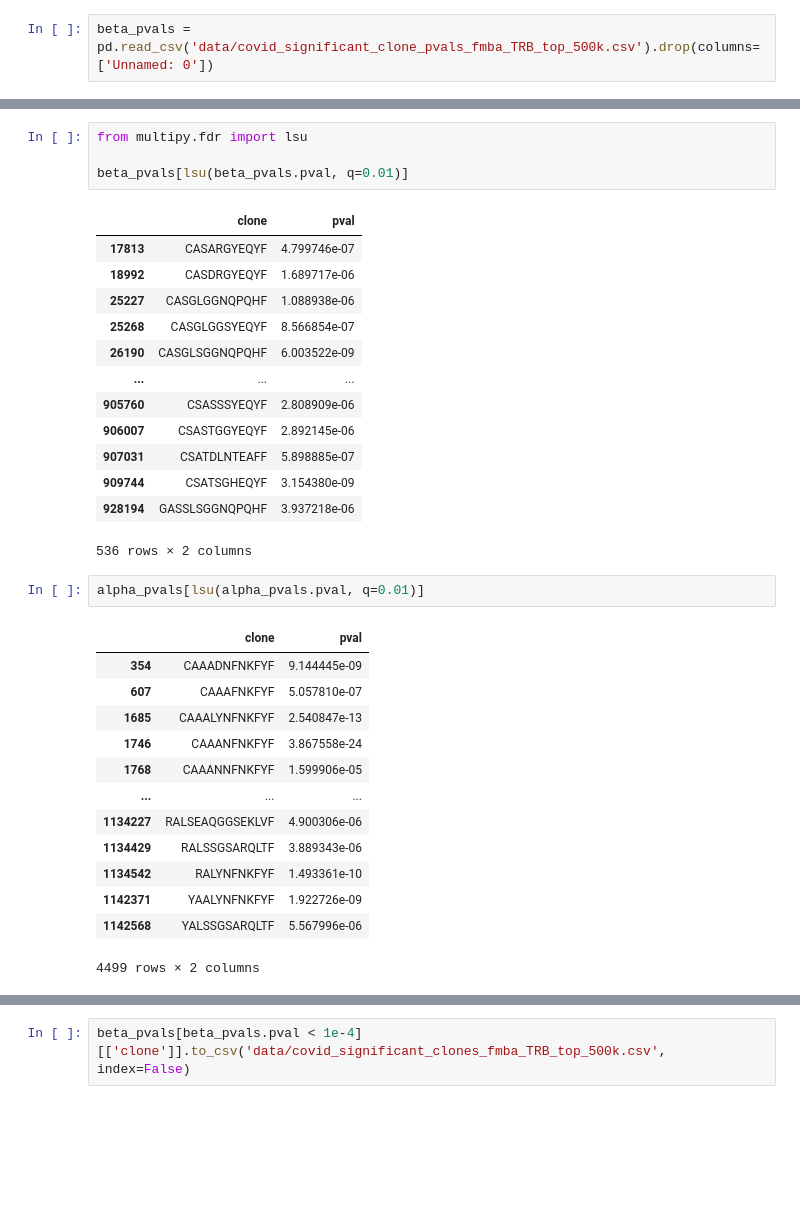
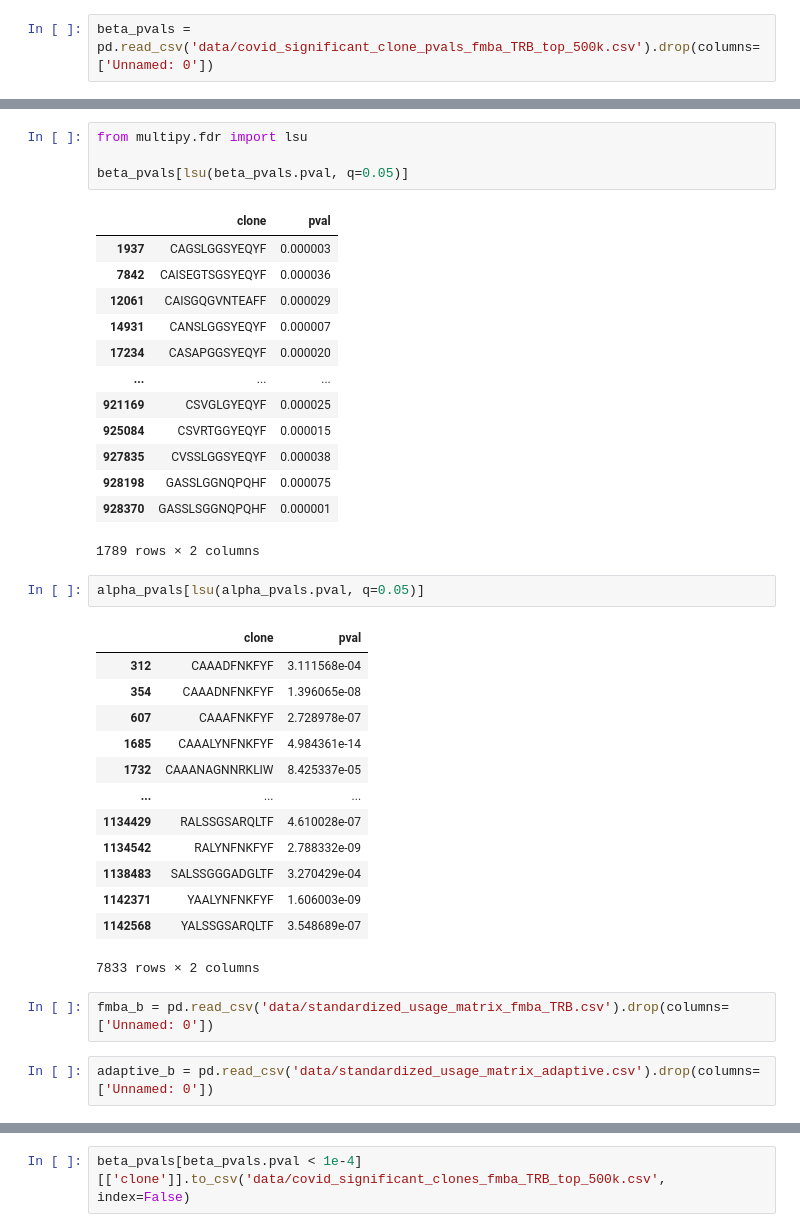
Before and after one commit to antigenomics/tcr-covid-classifier, a Jupyter notebook: notebooks/pvals_analysis.ipynb, the cells around one changed output, grey strips where cells are left out. Cells and saved outputs as stored; diff of their text form; blank space fills up the shorter version.

```diff
--- a/notebooks/pvals_analysis.ipynb
+++ b/notebooks/pvals_analysis.ipynb
@@ -94,34 +126,38 @@ beta_pvals[beta_pvals.pval < 1e-6]
 # %%
 from multipy.fdr import lsu
 
-beta_pvals[lsu(beta_pvals.pval, q=0.01)]
+beta_pvals[lsu(beta_pvals.pval, q=0.05)]
 # %% [output]
 |  | clone | pval |
-| 17813 | CASARGYEQYF | 4.799746e-07 |
-| 18992 | CASDRGYEQYF | 1.689717e-06 |
-| 25227 | CASGLGGNQPQHF | 1.088938e-06 |
-| 25268 | CASGLGGSYEQYF | 8.566854e-07 |
-| 26190 | CASGLSGGNQPQHF | 6.003522e-09 |
+| 1937 | CAGSLGGSYEQYF | 0.000003 |
+| 7842 | CAISEGTSGSYEQYF | 0.000036 |
+| 12061 | CAISGQGVNTEAFF | 0.000029 |
+| 14931 | CANSLGGSYEQYF | 0.000007 |
+| 17234 | CASAPGGSYEQYF | 0.000020 |
 | ... | ... | ... |
-| 905760 | CSASSSYEQYF | 2.808909e-06 |
-| 906007 | CSASTGGYEQYF | 2.892145e-06 |
-| 907031 | CSATDLNTEAFF | 5.898885e-07 |
-| 909744 | CSATSGHEQYF | 3.154380e-09 |
-| 928194 | GASSLSGGNQPQHF | 3.937218e-06 |
+| 921169 | CSVGLGYEQYF | 0.000025 |
+| 925084 | CSVRTGGYEQYF | 0.000015 |
+| 927835 | CVSSLGGSYEQYF | 0.000038 |
+| 928198 | GASSLGGNQPQHF | 0.000075 |
+| 928370 | GASSLSGGNQPQHF | 0.000001 |
-536 rows × 2 columns
+1789 rows × 2 columns
 # %%
-alpha_pvals[lsu(alpha_pvals.pval, q=0.01)]
+alpha_pvals[lsu(alpha_pvals.pval, q=0.05)]
 # %% [output]
 |  | clone | pval |
-| 354 | CAAADNFNKFYF | 9.144445e-09 |
-| 607 | CAAAFNKFYF | 5.057810e-07 |
-| 1685 | CAAALYNFNKFYF | 2.540847e-13 |
-| 1746 | CAAANFNKFYF | 3.867558e-24 |
-| 1768 | CAAANNFNKFYF | 1.599906e-05 |
+| 312 | CAAADFNKFYF | 3.111568e-04 |
+| 354 | CAAADNFNKFYF | 1.396065e-08 |
+| 607 | CAAAFNKFYF | 2.728978e-07 |
+| 1685 | CAAALYNFNKFYF | 4.984361e-14 |
+| 1732 | CAAANAGNNRKLIW | 8.425337e-05 |
 | ... | ... | ... |
-| 1134227 | RALSEAQGGSEKLVF | 4.900306e-06 |
-| 1134429 | RALSSGSARQLTF | 3.889343e-06 |
-| 1134542 | RALYNFNKFYF | 1.493361e-10 |
-| 1142371 | YAALYNFNKFYF | 1.922726e-09 |
-| 1142568 | YALSSGSARQLTF | 5.567996e-06 |
+| 1134429 | RALSSGSARQLTF | 4.610028e-07 |
+| 1134542 | RALYNFNKFYF | 2.788332e-09 |
+| 1138483 | SALSSGGGADGLTF | 3.270429e-04 |
+| 1142371 | YAALYNFNKFYF | 1.606003e-09 |
+| 1142568 | YALSSGSARQLTF | 3.548689e-07 |
-4499 rows × 2 columns
+7833 rows × 2 columns
+# %%
+fmba_b = pd.read_csv('data/standardized_usage_matrix_fmba_TRB.csv').drop(columns=['Unnamed: 0'])
+# %%
+adaptive_b = pd.read_csv('data/standardized_usage_matrix_adaptive.csv').drop(columns=['Unnamed: 0'])
```
Also changed, not shown: parts of 55 cells of this notebook, 36 other files.
